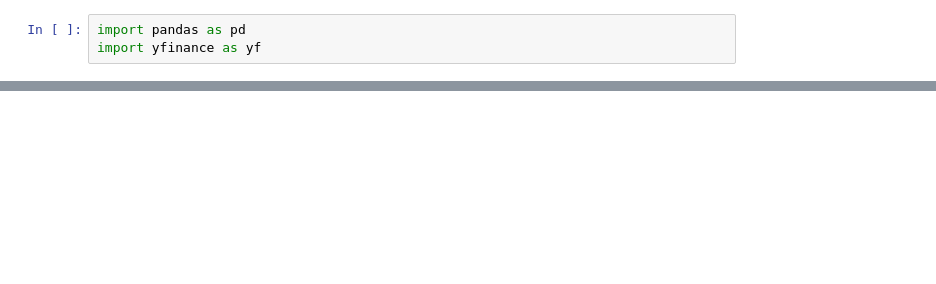
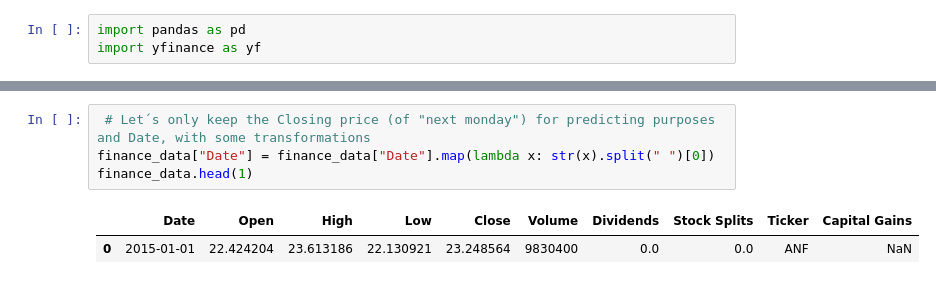
Before and after one commit to AlainJoss/datathon_ubs, a Jupyter notebook: preprocessing/financial_data_integration.ipynb, the cells around one changed output, grey strips where cells are left out. Saved outputs shown, nothing was run; the diff lists cells and outputs as text; blank space fills up the shorter version.

```diff
--- a/preprocessing/financial_data_integration.ipynb
+++ b/preprocessing/financial_data_integration.ipynb
@@ -229,0 +76,7 @@ finance_data
+# %%
+ # Let´s only keep the Closing price (of "next monday") for predicting purposes and Date, with some transformations
+finance_data["Date"] = finance_data["Date"].map(lambda x: str(x).split(" ")[0])
+finance_data.head(1)
+# %% [output]
+|  | Date | Open | High | Low | Close | Volume | Dividends | Stock Splits | Ticker | Capital Gains |
+| 0 | 2015-01-01 | 22.424204 | 23.613186 | 22.130921 | 23.248564 | 9830400 | 0.0 | 0.0 | ANF | NaN |
```
Also changed, not shown: parts of 35 cells of this notebook, 6 other files.
